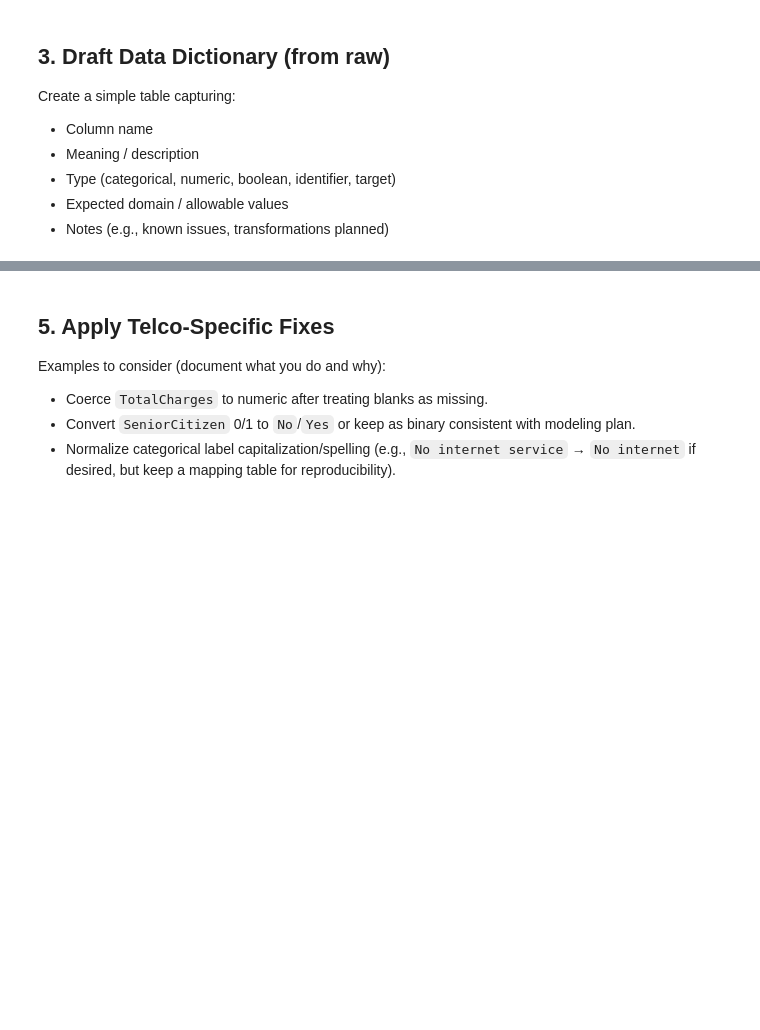
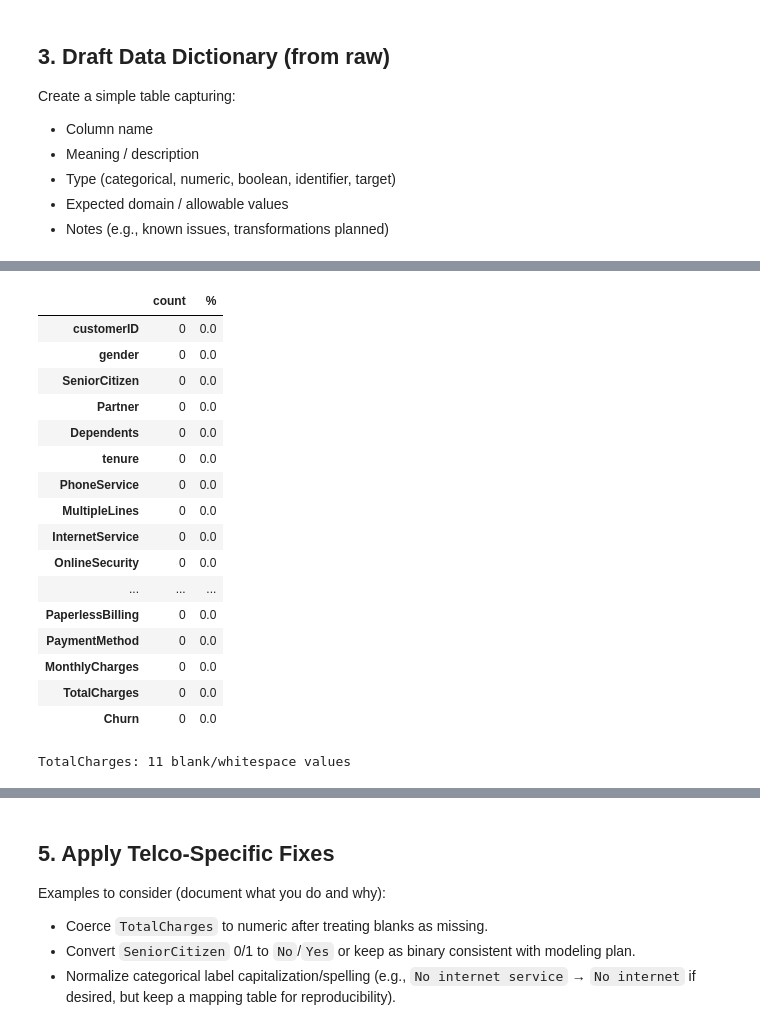
Before and after one commit to amschiltz/springboard_projects, a Jupyter notebook: Capstone_2/notebooks/01_telco_churn_data_wrangling_outline.ipynb, the cells around one changed output, grey strips where cells are left out. Saved outputs shown, nothing was run; the diff lists cells and outputs as text; code cells hidden in the pictures; blank space fills up the shorter version.

```diff
--- a/Capstone_2/notebooks/01_telco_churn_data_wrangling_outline.ipynb
+++ b/Capstone_2/notebooks/01_telco_churn_data_wrangling_outline.ipynb
@@ -103,0 +170,31 @@ Create a simple table capturing:
+# %%
+# Check for missing values -- NaN or None
+missing = pd.concat([telco_wrangling.isnull().sum(), 100 * telco_wrangling.isnull().mean()], axis=1)
+missing.columns=['count', '%']
+missing.sort_values(by='count', ascending=False)
+# %% [output]
+|  | count | % |
+| customerID | 0 | 0.0 |
+| gender | 0 | 0.0 |
+| SeniorCitizen | 0 | 0.0 |
+| Partner | 0 | 0.0 |
+| Dependents | 0 | 0.0 |
+| tenure | 0 | 0.0 |
+| PhoneService | 0 | 0.0 |
+| MultipleLines | 0 | 0.0 |
+| InternetService | 0 | 0.0 |
+| OnlineSecurity | 0 | 0.0 |
+| ... | ... | ... |
+| PaperlessBilling | 0 | 0.0 |
+| PaymentMethod | 0 | 0.0 |
+| MonthlyCharges | 0 | 0.0 |
+| TotalCharges | 0 | 0.0 |
+| Churn | 0 | 0.0 |
+# %%
+# Check for blank or whitespace-only strings in object columns
+for col in telco_wrangling.select_dtypes(include='object'):
+    n_blanks = (telco_wrangling[col].str.strip() == '').sum()
+    if n_blanks > 0:
+        print(f"{col}: {n_blanks} blank/whitespace values")
+# %% [output]
+TotalCharges: 11 blank/whitespace values
```
Also changed, not shown: parts of 20 cells of this notebook, 3 other files.
